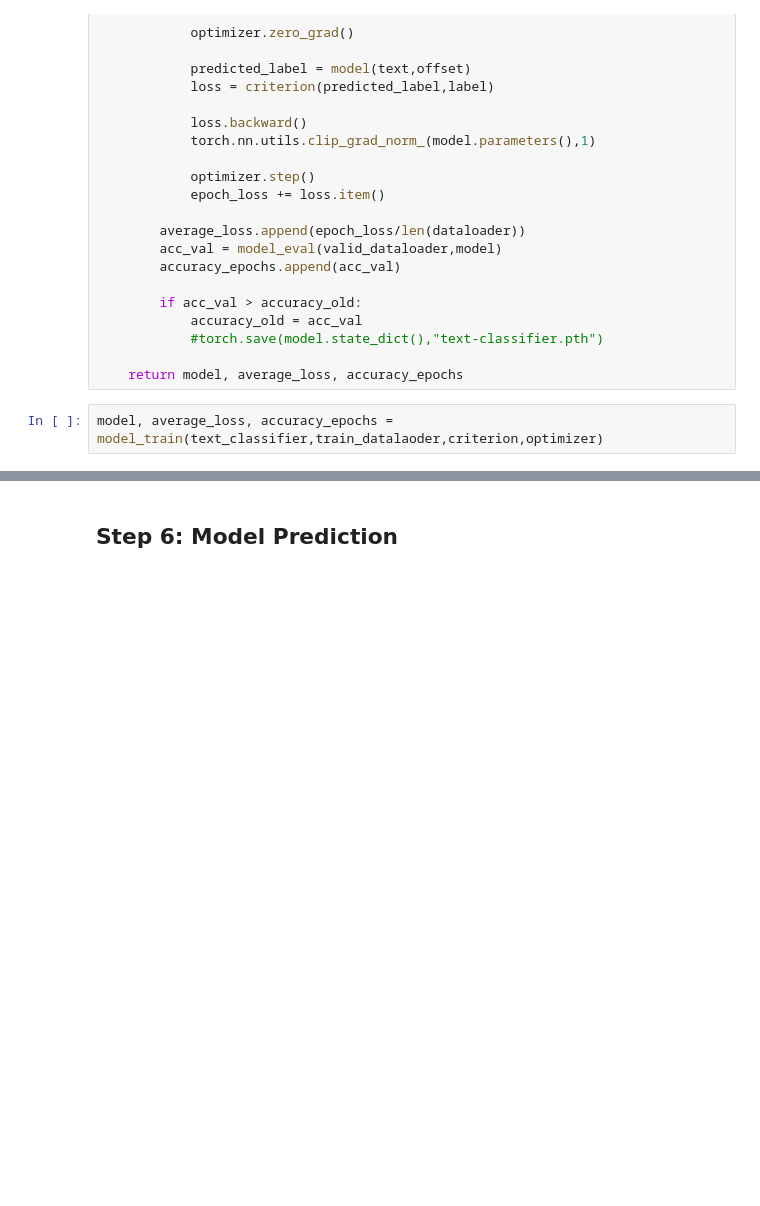
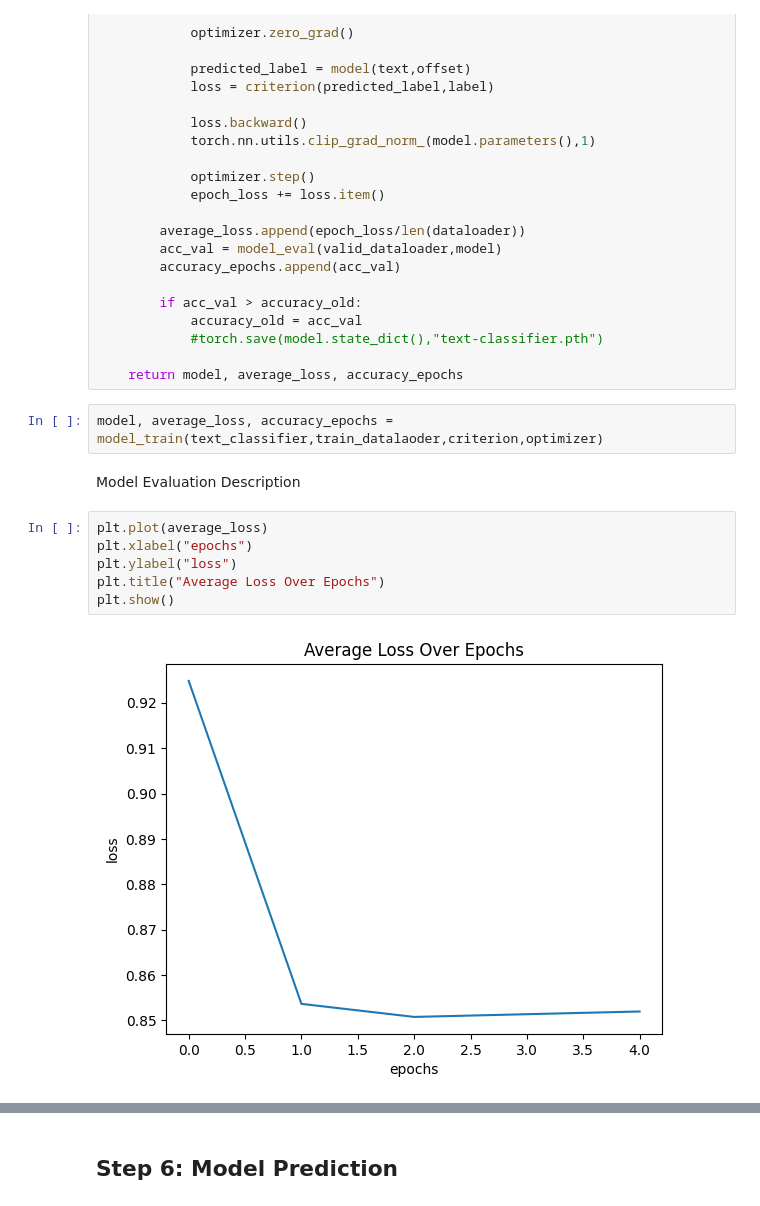
Before and after one commit to VishSeran/nlp-transformers, a Jupyter notebook: glove-model/text-classification-pretrained-model.ipynb, the cells around one changed output, grey strips where cells are left out. Cells and saved outputs as stored; diff of their text form; blank space fills up the shorter version.

Commit message:
model evaluations plotted: accuracy and loss over epochs

```diff
--- a/glove-model/text-classification-pretrained-model.ipynb
+++ b/glove-model/text-classification-pretrained-model.ipynb
@@ -209,3 +210,13 @@ def model_train (model, dataloader, criterion,optimizer,num_epochs = 5):
     return model, average_loss, accuracy_epochs
 # %%
 model, average_loss, accuracy_epochs = model_train(text_classifier,train_datalaoder,criterion,optimizer)
+# %% [markdown]
+Model Evaluation Description
+# %%
+plt.plot(average_loss)
+plt.xlabel("epochs")
+plt.ylabel("loss")
+plt.title("Average Loss Over Epochs")
+plt.show()
+# %% [output]
+[figure, added]
```
Also changed, not shown: parts of 3 cells of this notebook.
